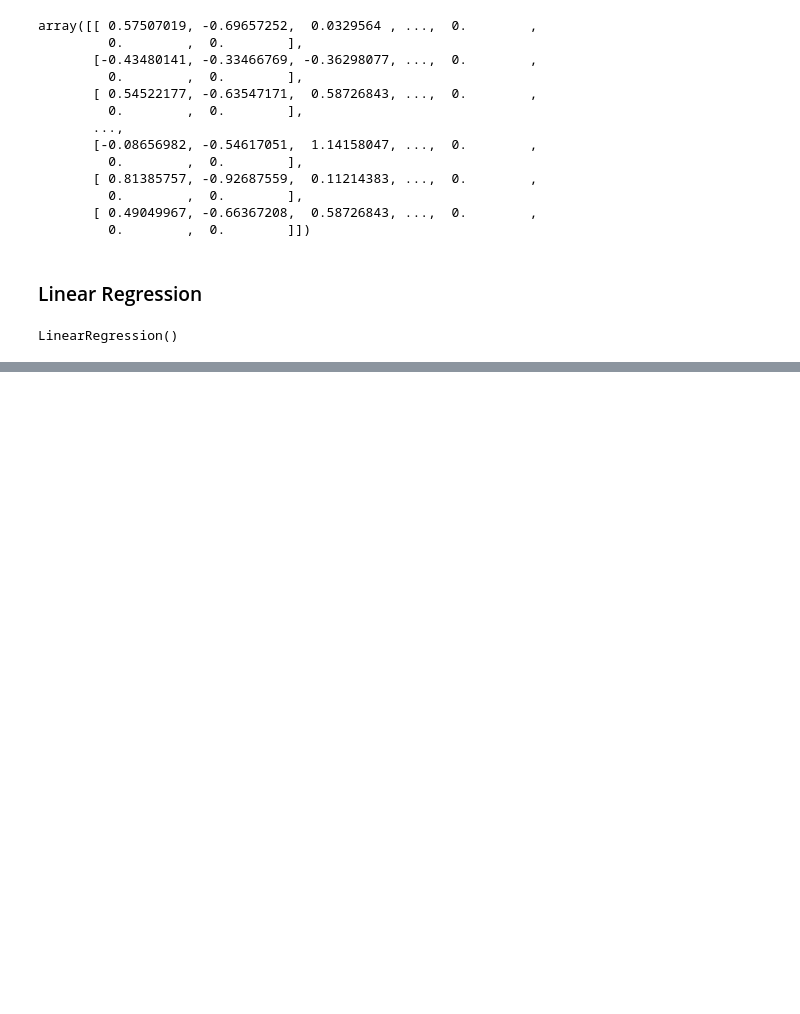
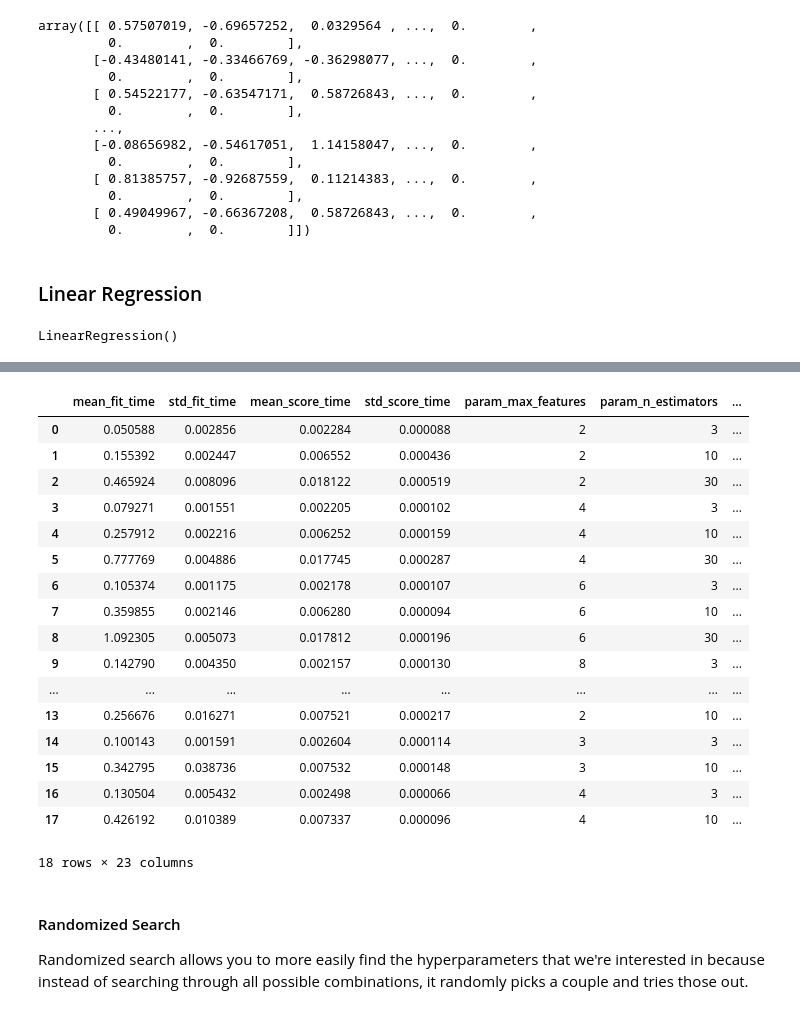
Before and after one commit to amisha26/Hands-on-Machine-Learning, a Jupyter notebook: Hands-On-Machine-Learning-Project/Chapter_2.ipynb, the cells around one changed output, grey strips where cells are left out. Drawn from its saved outputs; the diff is of its cells as text; code cells hidden in the pictures; blank space fills up the shorter version.

Commit message:
fine tuning model, randomized search

```diff
--- a/Hands-On-Machine-Learning-Project/Chapter_2.ipynb
+++ b/Hands-On-Machine-Learning-Project/Chapter_2.ipynb
@@ -610,0 +645,5 @@ LinearRegression()
+# %%
+from sklearn.tree import DecisionTreeRegressor
+
+tree_reg = DecisionTreeRegressor(random_state=42)
+tree_reg.fit(train_data, train_labels)
@@ -610,0 +684,5 @@ LinearRegression()
+# %%
+from sklearn.ensemble import RandomForestRegressor
+
+forest_reg = RandomForestRegressor(n_estimators=100, random_state=42)
+forest_reg.fit(train_data, train_labels)
@@ -610,0 +727,16 @@ LinearRegression()
+# %%
+from sklearn.model_selection import GridSearchCV
+
+param_grid = [
+    # try 12 (3x4) combinations of hyperparameters
+    {'n_estimators': [3, 10, 30], 'max_features': [2, 4, 6, 8]},
+
+    # then try 6 (2x3) combinations with bootstrap set as False
+    {'bootstrap': [False], 'n_estimators': [3, 10], 'max_features': [2, 3, 4]}
+]
+
+forest_reg = RandomForestRegressor(random_state=42)
+
+# train across 5 folds, that's a total of (12+6)*5=90 rounds of training
+grid_search = GridSearchCV(forest_reg, param_grid, cv=5, scoring='neg_mean_squared_error', return_train_score=True)
+grid_search.fit(train_data, train_labels)
@@ -610,0 +781,25 @@ LinearRegression()
+# %%
+pd.DataFrame(grid_search.cv_results_)
+# %% [output]
+|  | mean_fit_time | std_fit_time | mean_score_time | std_score_time | param_max_features | param_n_estimators | ... |
+| 0 | 0.050588 | 0.002856 | 0.002284 | 0.000088 | 2 | 3 | ... |
+| 1 | 0.155392 | 0.002447 | 0.006552 | 0.000436 | 2 | 10 | ... |
+| 2 | 0.465924 | 0.008096 | 0.018122 | 0.000519 | 2 | 30 | ... |
+| 3 | 0.079271 | 0.001551 | 0.002205 | 0.000102 | 4 | 3 | ... |
+| 4 | 0.257912 | 0.002216 | 0.006252 | 0.000159 | 4 | 10 | ... |
+| 5 | 0.777769 | 0.004886 | 0.017745 | 0.000287 | 4 | 30 | ... |
+| 6 | 0.105374 | 0.001175 | 0.002178 | 0.000107 | 6 | 3 | ... |
+| 7 | 0.359855 | 0.002146 | 0.006280 | 0.000094 | 6 | 10 | ... |
+| 8 | 1.092305 | 0.005073 | 0.017812 | 0.000196 | 6 | 30 | ... |
+| 9 | 0.142790 | 0.004350 | 0.002157 | 0.000130 | 8 | 3 | ... |
+| ... | ... | ... | ... | ... | ... | ... | ... |
+| 13 | 0.256676 | 0.016271 | 0.007521 | 0.000217 | 2 | 10 | ... |
+| 14 | 0.100143 | 0.001591 | 0.002604 | 0.000114 | 3 | 3 | ... |
+| 15 | 0.342795 | 0.038736 | 0.007532 | 0.000148 | 3 | 10 | ... |
+| 16 | 0.130504 | 0.005432 | 0.002498 | 0.000066 | 4 | 3 | ... |
+| 17 | 0.426192 | 0.010389 | 0.007337 | 0.000096 | 4 | 10 | ... |
+18 rows × 23 columns
+# %% [markdown]
+#### Randomized Search
+
+Randomized search allows you to more easily find the hyperparameters that we're interested in because instead of searching through all possible combinations, it randomly picks a couple and tries those out.
```
Also changed, not shown: parts of 23 cells of this notebook.
